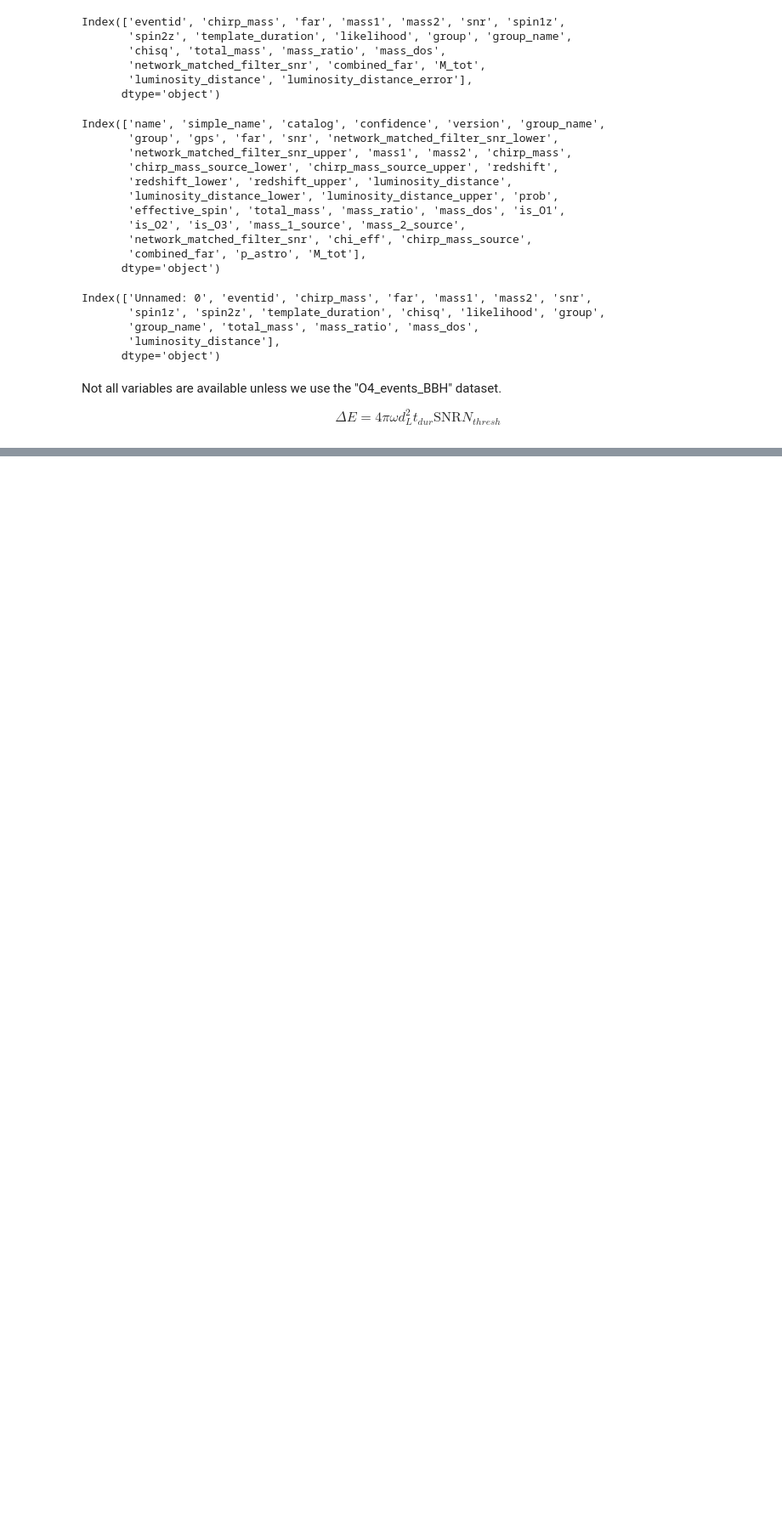
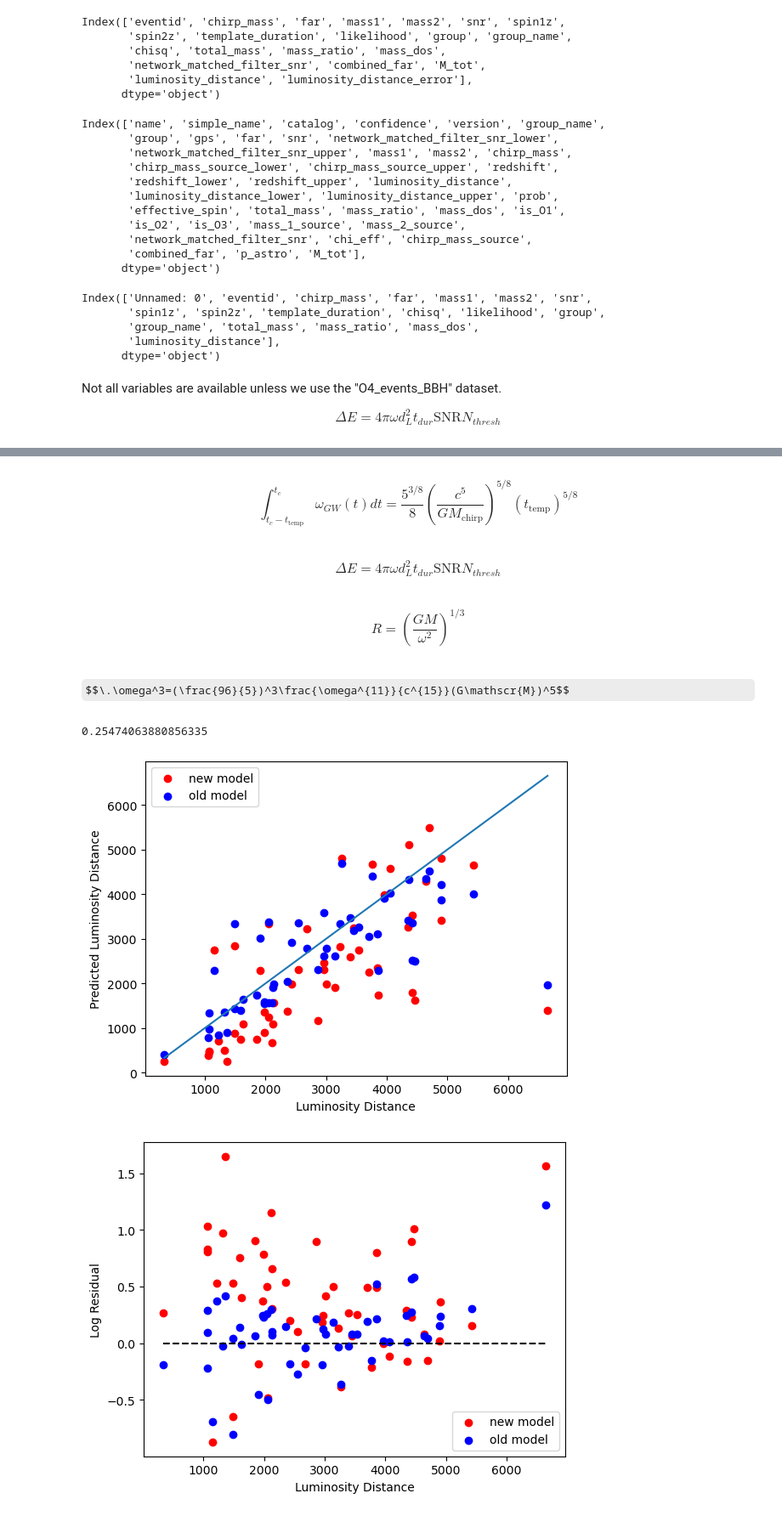
Before and after one commit to AndrewValentini/Gravitational-Waves-Research-23-24, a Jupyter notebook: Data Analysis/EnergyDifference.ipynb, the cells around one changed output, grey strips where cells are left out. Shown at 85% size. Cells and saved outputs as stored; diff of their text form; code cells hidden in the pictures; some formulas as TeX source; blank space fills up the shorter version.

Commit message:
New model

```diff
--- a/Data Analysis/EnergyDifference.ipynb
+++ b/Data Analysis/EnergyDifference.ipynb
@@ -57,3 +139,5 @@ G = 6.6743e-11
 N_thresh=1e-23
 omega=2*np.pi*75
 epsilon = 0.04
+O4_SNR_scale_factor = 1.6
+strain_magnitude = 1e+23
@@ -101,0 +169,58 @@ plt.show()
+# %% [markdown]
+$$\int_{t_c-t_{\text{temp}}}^{t_c}\omega_{GW}(t)dt=\frac{5^{3/8}}{8}(\frac{c^5}{GM_{\text{chirp}}})^{5/8}(t_{\text{temp}})^{5/8}$$
+# %% [markdown]
+$$\Delta E=4\pi\omega d^2_Lt_{dur}\text{SNR}N_{thresh}$$
+# %% [markdown]
+$$R=(\frac{GM}{\omega^2})^{1/3}$$
+# %% [markdown]
+$$\.\omega^3=(\frac{96}{5})^3\frac{\omega^{11}}{c^{15}}(G\mathscr{M})^5$$
+# %%
+def luminosity_model(data, const):
+    mass1, mass2 = data
+    reduced_mass = 1/(1/(mass1*1.989e+30)+1/(mass2*1.989e+30))
+    total_mass = (mass1 + mass2) *1.989e+30
+    radius = (G * total_mass / (omega**2)) ** (1/3)
+    return const * (32/5) * (G / c**5) * (reduced_mass**2) * (radius**4) * (omega**6)
+
+omega=2*np.pi*75
+luminosities = ((c**3)/(4*G))*((omega*sub_df_O4["luminosity_distance"]*O4_SNR_scale_factor*sub_df_O4["snr"]*N_thresh*strain_magnitude)**2)
+new_luminosities=luminosity_model((sub_df_O4["mass1"], sub_df_O4["mass2"]), 1)
+const = curve_fit(luminosity_model, (sub_df_O4["mass1"], sub_df_O4["mass2"]), (luminosities), p0=[1.0])[0][0]
+print(const)
+# %% [output]
+0.25474063880856335
+# %%
+def luminosity_distance_model(data, const):
+    mass1, mass2, snr = data
+    reduced_mass = 1/(1/(mass1*1.989e+30)+1/(mass2*1.989e+30))
+    total_mass = (mass1 + mass2) *1.989e+30
+    radius = (G * total_mass / (omega**2)) ** (1/3)
+    return np.sqrt(const * (4*32/5) * (G**2 / c**8) * (reduced_mass**2) * (radius**4) * (omega**4)) / (O4_SNR_scale_factor * snr * N_thresh * strain_magnitude)
+
+def old_luminosity_distance_model(data):
+    m = 0.8003270810708438
+    b = 7.534448682703253
+    chirp_mass, snr = data
+    return np.exp(b) * (chirp_mass ** m) / (O4_SNR_scale_factor * snr)
+
+luminosity_distance = luminosity_distance_model((sub_df_O4["mass1"], sub_df_O4["mass2"], sub_df_O4["snr"]), const)
+old_luminosity_distance = old_luminosity_distance_model((sub_df_O4["chirp_mass"], sub_df_O4["snr"]))
+
+plt.scatter(sub_df_O4["luminosity_distance"], luminosity_distance, c="red", label="new model")
+plt.scatter(sub_df_O4["luminosity_distance"], old_luminosity_distance, c="blue", label="old model")
+plt.legend()
+plt.xlabel("Luminosity Distance")
+plt.ylabel("Predicted Luminosity Distance")
+plt.plot([np.min(sub_df_O4["luminosity_distance"]), np.max(sub_df_O4["luminosity_distance"])], [np.min(sub_df_O4["luminosity_distance"]), np.max(sub_df_O4["luminosity_distance"])])
+plt.show()
+
+plt.scatter(sub_df_O4["luminosity_distance"], np.log(sub_df_O4["luminosity_distance"]) - np.log(luminosity_distance), c="red", label="new model")
+plt.scatter(sub_df_O4["luminosity_distance"], np.log(sub_df_O4["luminosity_distance"]) - np.log(old_luminosity_distance), c="blue", label="old model")
+plt.legend()
+plt.xlabel("Luminosity Distance")
+plt.ylabel("Log Residual")
+plt.plot([np.min(sub_df_O4["luminosity_distance"]), np.max(sub_df_O4["luminosity_distance"])], [0, 0], color="black", linestyle="--")
+plt.show()
+# %% [output]
+[figure, added]
+[figure, added]
```
Also changed, not shown: parts of 13 cells of this notebook.
